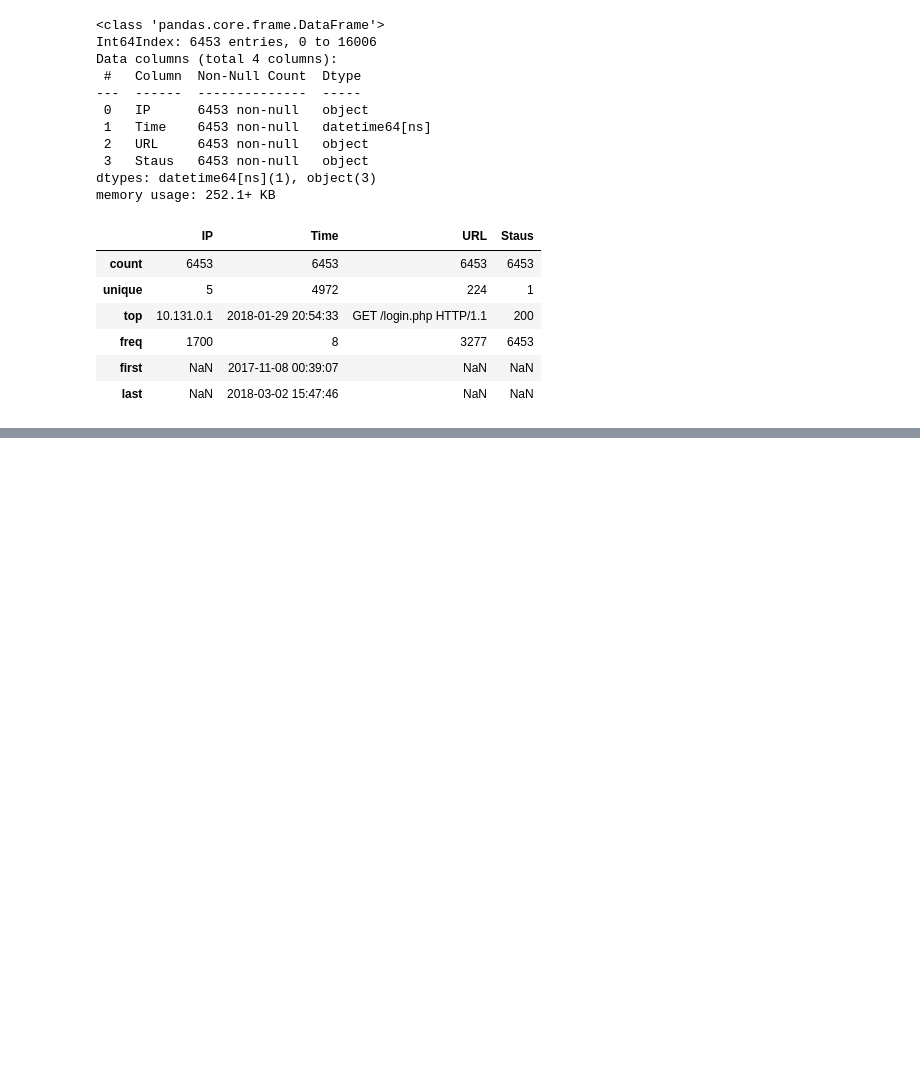
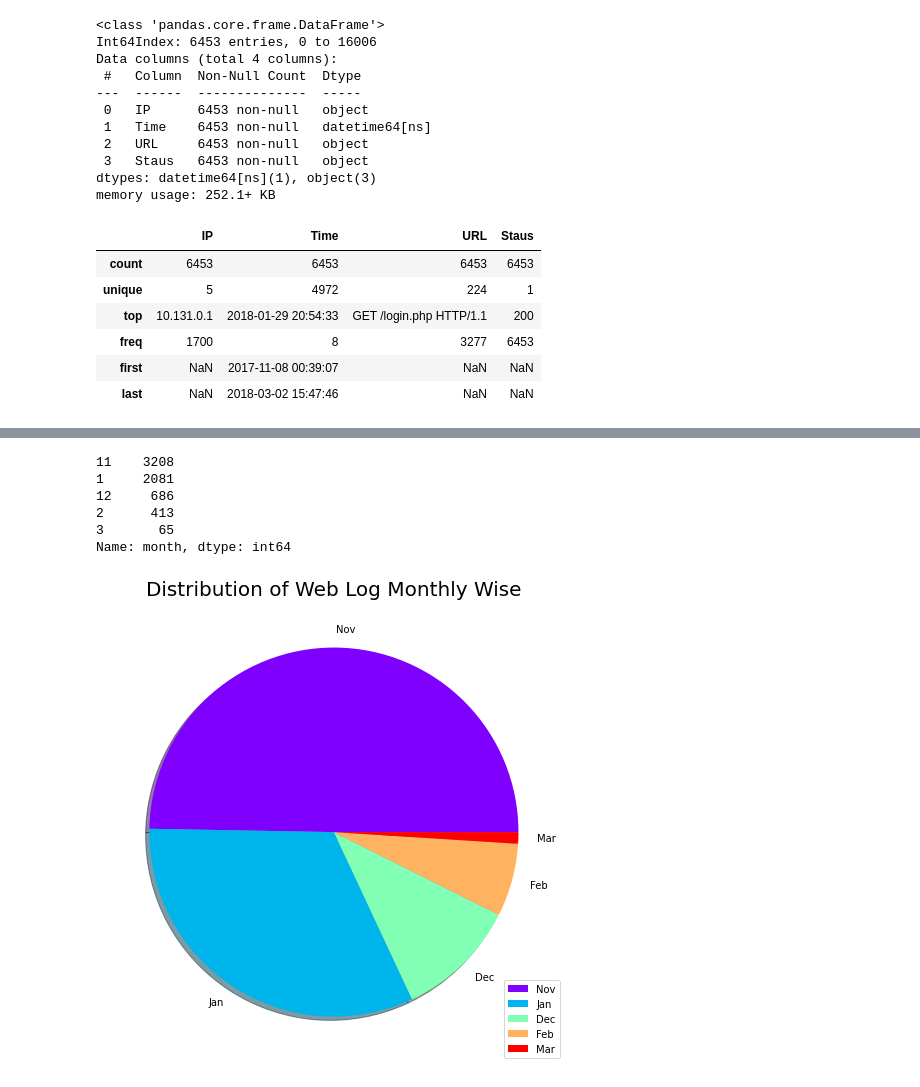
Before and after one commit to hpnightowl/Owlsbooks, a Jupyter notebook: papers.ipynb, the cells around one changed output, grey strips where cells are left out. Cells and saved outputs as stored; diff of their text form; code cells hidden in the pictures; blank space fills up the shorter version.

```diff
--- a/papers.ipynb
+++ b/papers.ipynb
@@ -218,6 +252,7 @@ data = data.sort_values(by=['Time','URL'])
 data['Time'] = pd.to_datetime(data['Time'])
 cond1 = data.Time-data.Time.shift(1) > pd.Timedelta(30,'m')
 cond2 = data.URL == data.URL.shift(1)
-data['SessionID'] = (cond1 & cond2).cumsum()
+cond3 = data.IP == data.IP.shift(1)
+data['SessionID'] = (cond1 & cond2 & cond3).cumsum()
 # %%
 data.sort_values(by=['IP','SessionID','Time'])
@@ -237,0 +289,27 @@ data.sort_values(by=['IP','SessionID','Time'])
+# %%
+data['month'] = data['Time'].dt.month
+data['day'] = data['Time'].dt.day
+# %%
+size = data['month'].value_counts()
+size
+# %% [output]
+11    3208
+1     2081
+12     686
+2      413
+3       65
+Name: month, dtype: int64
+# %%
+labels = "Nov", "Jan","Dec","Feb","Mar"
+
+size = data['month'].value_counts()
+color = plt.cm.rainbow(np.linspace(0, 1, 5))
+
+plt.rcParams['figure.figsize'] = (7, 7)
+plt.pie(size, colors = color, labels= labels,shadow = True)
+plt.title('Distribution of Web Log Monthly Wise', fontsize = 20)
+plt.tight_layout()
+plt.legend()
+plt.show()
+# %% [output]
+[figure, added]
```
Also changed, not shown: parts of 11 cells of this notebook.
